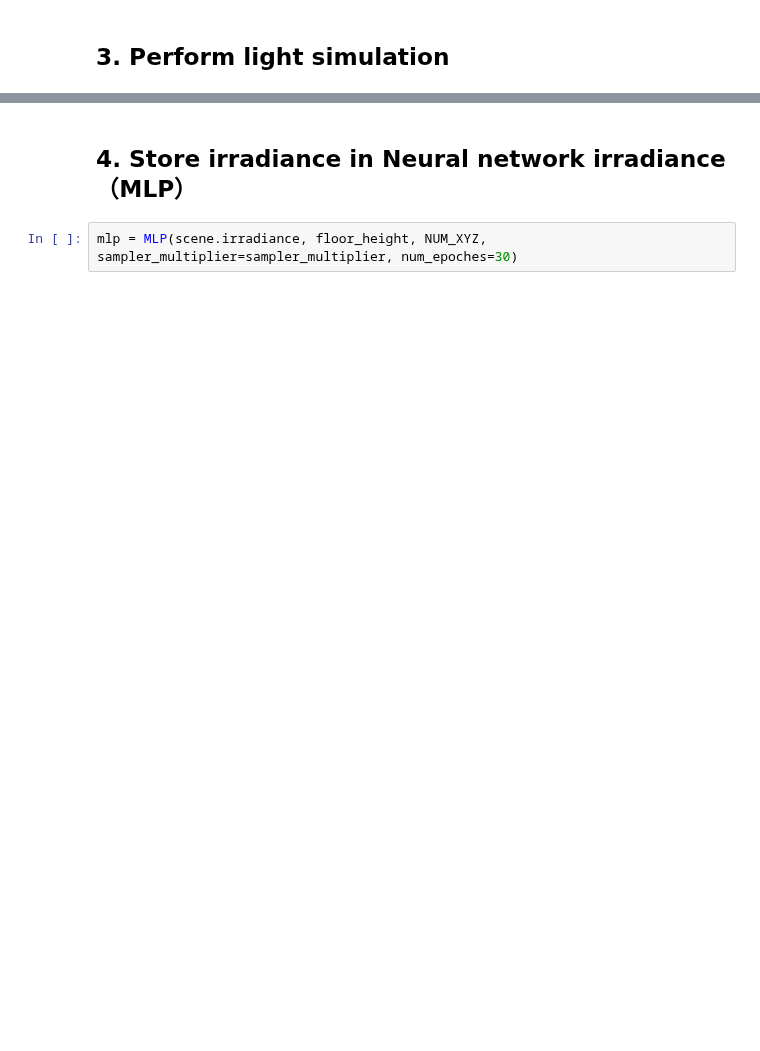
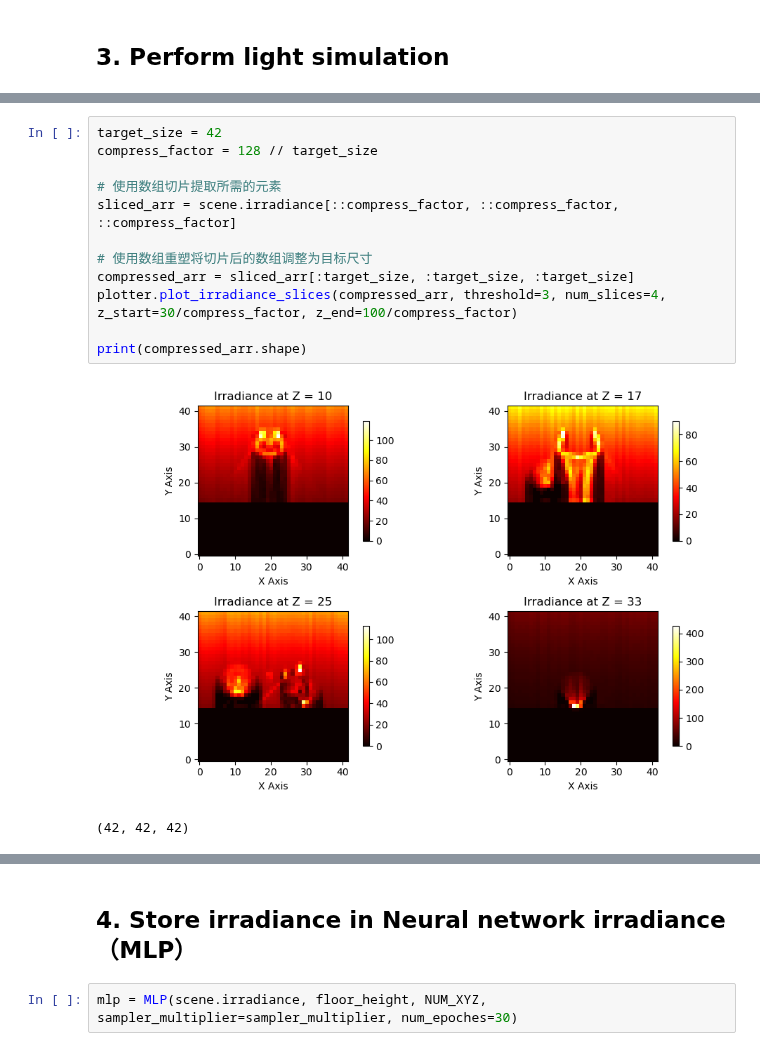
Before and after one commit to swirling-wind/Eikonal-Voxel-Rendering, a Jupyter notebook: main.ipynb, the cells around one changed output, grey strips where cells are left out. Saved outputs shown, nothing was run; the diff lists cells and outputs as text; blank space fills up the shorter version.

```diff
--- a/main.ipynb
+++ b/main.ipynb
@@ -137,0 +116,15 @@ plotter.plot_irradiance_slices(scene.irradiance, threshold=3, num_slices=4, z_st
+# %%
+target_size = 42
+compress_factor = 128 // target_size
+
+# 使用数组切片提取所需的元素
+sliced_arr = scene.irradiance[::compress_factor, ::compress_factor, ::compress_factor]
+
+# 使用数组重塑将切片后的数组调整为目标尺寸
+compressed_arr = sliced_arr[:target_size, :target_size, :target_size]
+plotter.plot_irradiance_slices(compressed_arr, threshold=3, num_slices=4, z_start=30/compress_factor, z_end=100/compress_factor)
+
+print(compressed_arr.shape)
+# %% [output]
+[figure, added]
+(42, 42, 42)
```
Also changed, not shown: parts of 14 cells of this notebook, 2 other files.
